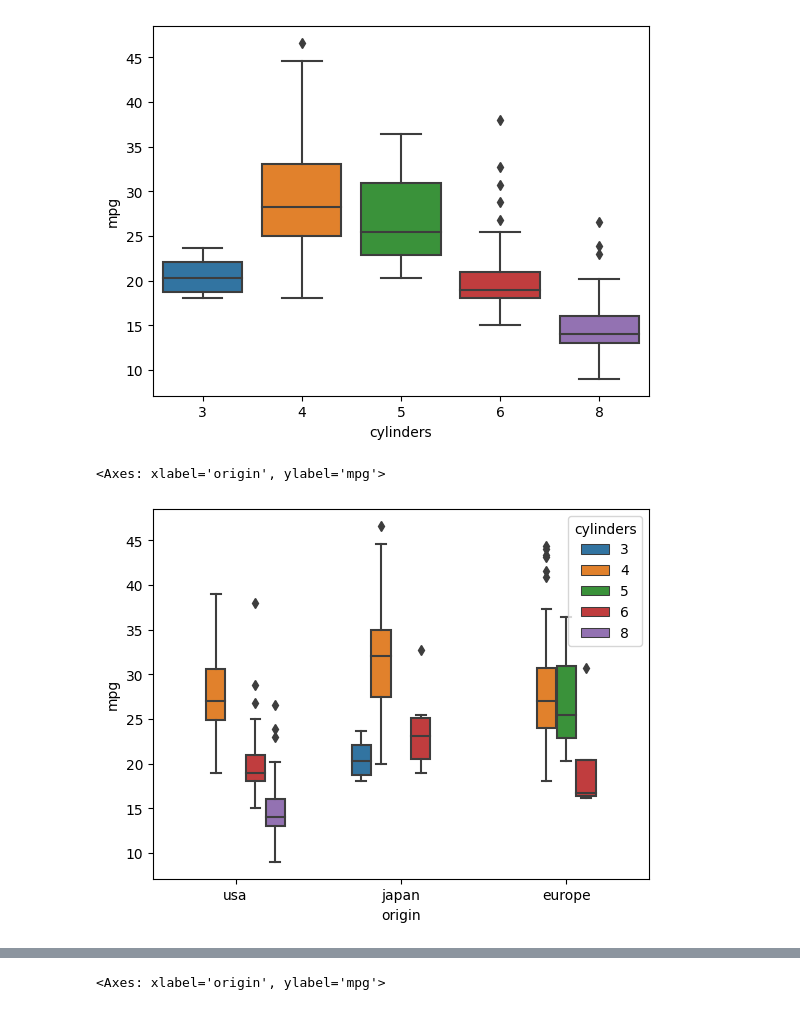
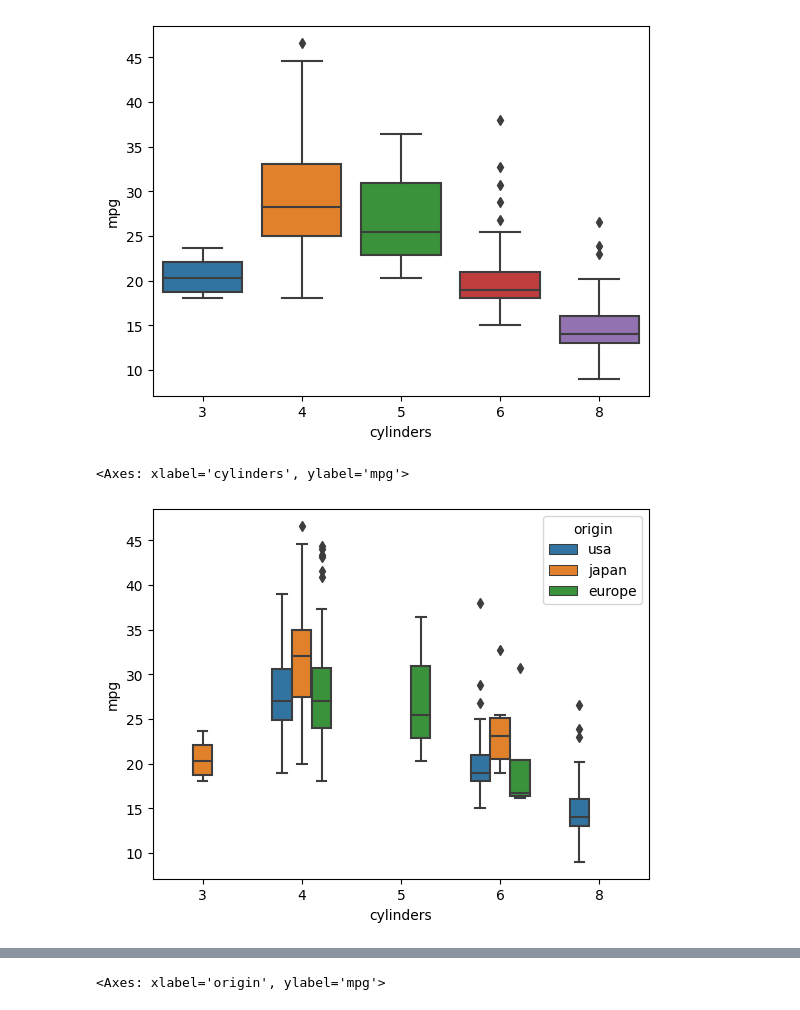
Before and after one commit to kim-dahun/python-study, a Jupyter notebook: py18_mpg.ipynb, the cells around one changed output, grey strips where cells are left out. Drawn from its saved outputs; the diff is of its cells as text; code cells hidden in the pictures.

```diff
--- a/py18_mpg.ipynb
+++ b/py18_mpg.ipynb
@@ -148,7 +148,7 @@ sns.boxplot(data=mpg, x='cylinders', y='mpg')
 # %%
 
 
-sns.boxplot(data=mpg, x='origin', y='mpg', hue='cylinders', width=0.6)
+sns.boxplot(data=mpg, x='cylinders', y='mpg', hue='origin', width=0.6)
 # %% [output]
-<Axes: xlabel='origin', ylabel='mpg'>
+<Axes: xlabel='cylinders', ylabel='mpg'>
-[figure, old version]
+[figure, new version]
```
Also changed, not shown: parts of 6 cells of this notebook.
